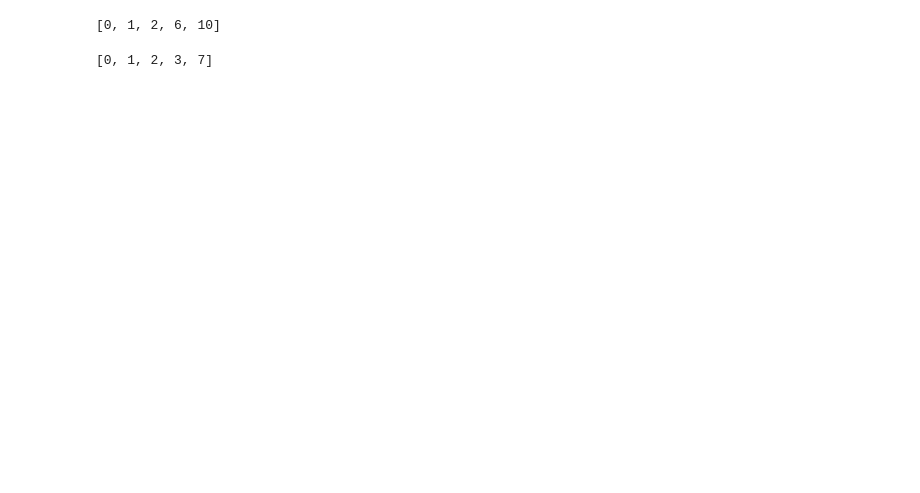
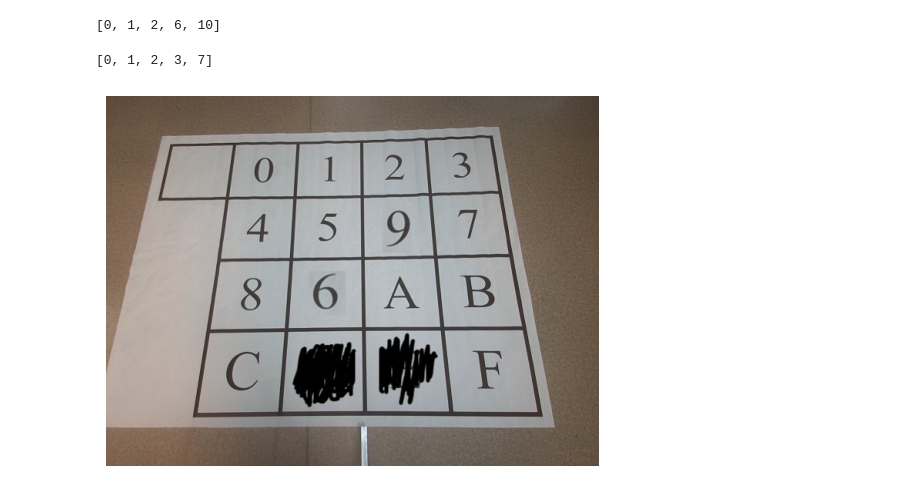
Before and after one commit to RogersSccot/Raspberry_Pi, a Jupyter notebook: Tower_Car/draft.ipynb, the cells around one changed output. Drawn from its saved outputs; the diff is of its cells as text; code cells hidden in the pictures; blank space fills up the shorter version.

```diff
--- a/Tower_Car/draft.ipynb
+++ b/Tower_Car/draft.ipynb
@@ -330,0 +369,5 @@ print(find_road(7, grid_coverd_int))
+# %%
+image=cv2.imread('blackDEchange.jpg')
+show_image(image)
+# %% [output]
+[figure, added]
```
Also changed, not shown: parts of 13 cells of this notebook, 25 other files.
